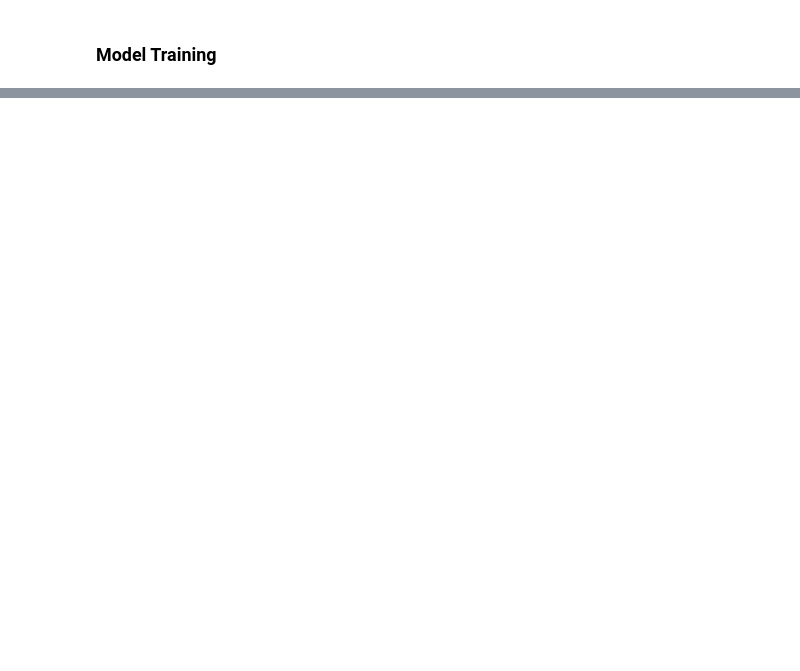
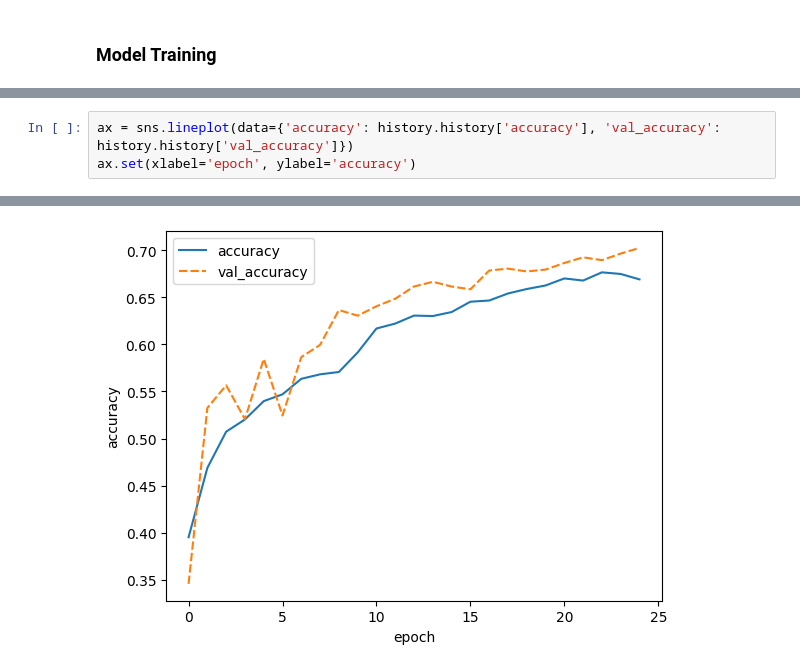
Before and after one commit to ahanaf019/Flower-Classification-Using-NN, a Jupyter notebook: resnet.ipynb, the cells around one changed output, grey strips where cells are left out. Drawn from its saved outputs; the diff is of its cells as text; blank space fills up the shorter version.

```diff
--- a/resnet.ipynb
+++ b/resnet.ipynb
@@ -151,0 +180,4 @@ history = model.fit(train_data, epochs=10, batch_size=batch_size, validation_dat
+# %%
+ax = sns.lineplot(data={'accuracy': history.history['accuracy'], 'val_accuracy': history.history['val_accuracy']})
+ax.set(xlabel='epoch', ylabel='accuracy')
+# %% [output]
@@ -151,0 +185 @@ history = model.fit(train_data, epochs=10, batch_size=batch_size, validation_dat
+[figure, added]
```
Also changed, not shown: parts of 11 cells of this notebook.
